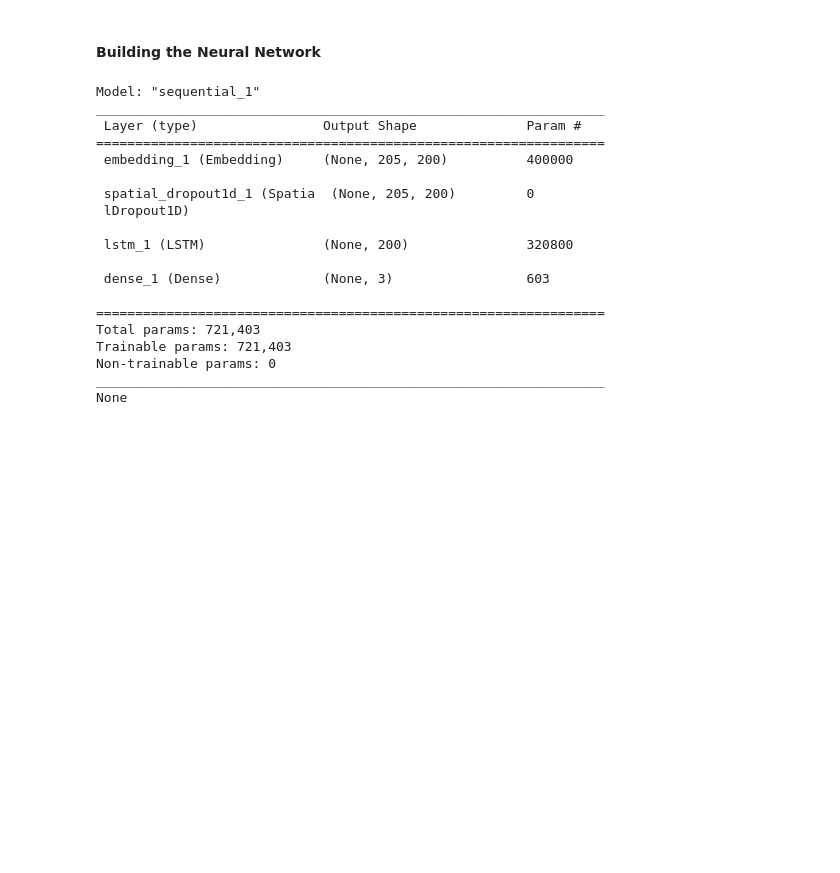
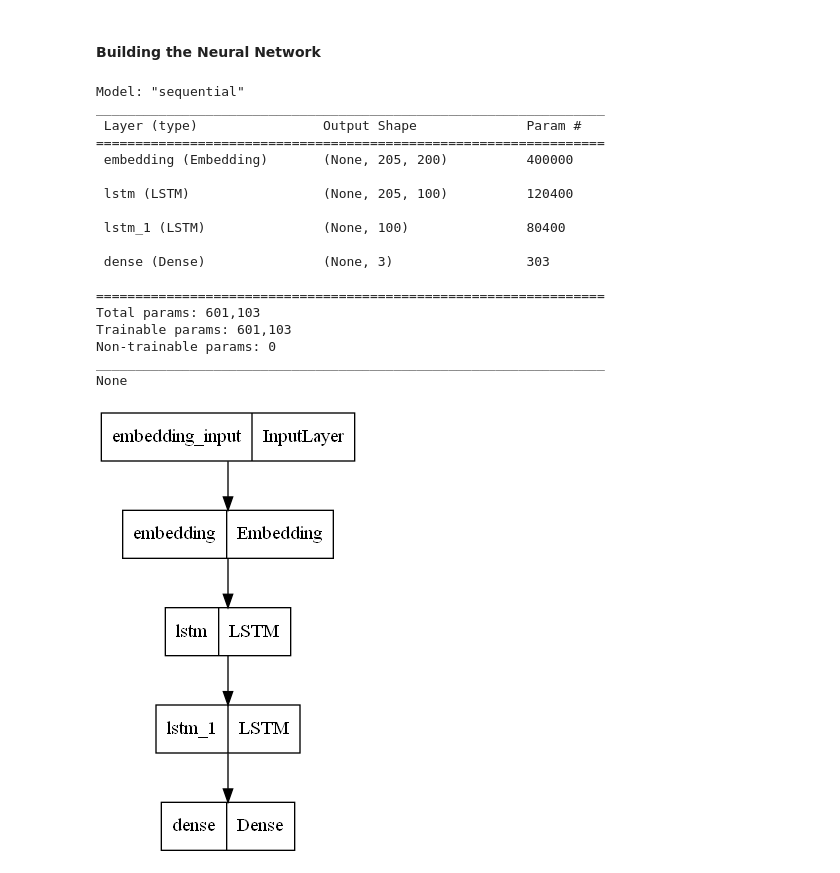
Before and after one commit to ochanyo/Facebook-Sentiment-Analysis, a Jupyter notebook: Sentiment Analysis.ipynb, the cells around one changed output. Drawn from its saved outputs; the diff is of its cells as text; code cells hidden in the pictures; blank space fills up the shorter version.

```diff
--- a/Sentiment Analysis.ipynb
+++ b/Sentiment Analysis.ipynb
@@ -218,9 +259,12 @@ embed_dim=200
 lstm_out=200
 model=Sequential()
 model.add(Embedding(max_fatures,embed_dim,input_length=X.shape[1]))
-model.add(SpatialDropout1D(0.4))
-model.add(LSTM(lstm_out,dropout=0.2,recurrent_dropout=0.2)) #modifying output layers and fully conncected layers
-model.add(Dense(3,activation='softmax')) #modify these.
+model.add(LSTM(100, return_sequences=True))
+model.add(LSTM(100))
+#model.add(SpatialDropout1D(0.4))
+#model.add(LSTM(lstm_out,dropout=0.2,recurrent_dropout=0.2)) #modifying output layers and fully conncected layers
+model.add(Dense(3,activation='softmax'))
+#modify these.
 model.compile(loss='categorical_crossentropy',optimizer='adam',metrics=['accuracy'])
 print(model.summary())
 #improve on depth of network since its a deep learning model.
@@ -228,22 +272,36 @@ print(model.summary())
 #transfer learning-
 #leverage on pre-trained models in keras that i can import
 # %% [output]
-Model: "sequential_1"
+Model: "sequential"
 _________________________________________________________________
  Layer (type)                Output Shape              Param #
 =================================================================
- embedding_1 (Embedding)     (None, 205, 200)          400000
+ embedding (Embedding)       (None, 205, 200)          400000
 
- spatial_dropout1d_1 (Spatia  (None, 205, 200)         0
- lDropout1D)
+ lstm (LSTM)                 (None, 205, 100)          120400
 
- lstm_1 (LSTM)               (None, 200)               320800
+ lstm_1 (LSTM)               (None, 100)               80400
 
- dense_1 (Dense)             (None, 3)                 603
+ dense (Dense)               (None, 3)                 303
 
 =================================================================
-Total params: 721,403
-Trainable params: 721,403
+Total params: 601,103
+Trainable params: 601,103
 Non-trainable params: 0
 _________________________________________________________________
 None
+# %%
+tf.keras.utils.plot_model(
+    model,
+    to_file="model.png",
+    show_shapes=False,
+    show_dtype=False,
+    show_layer_names=True,
+    rankdir="TB",
+    expand_nested=False,
+    dpi=96,
+    layer_range=None,
+    show_layer_activations=False,
+)
+# %% [output]
+[figure, added]
```
Also changed, not shown: parts of 26 cells of this notebook, 7 other files.
